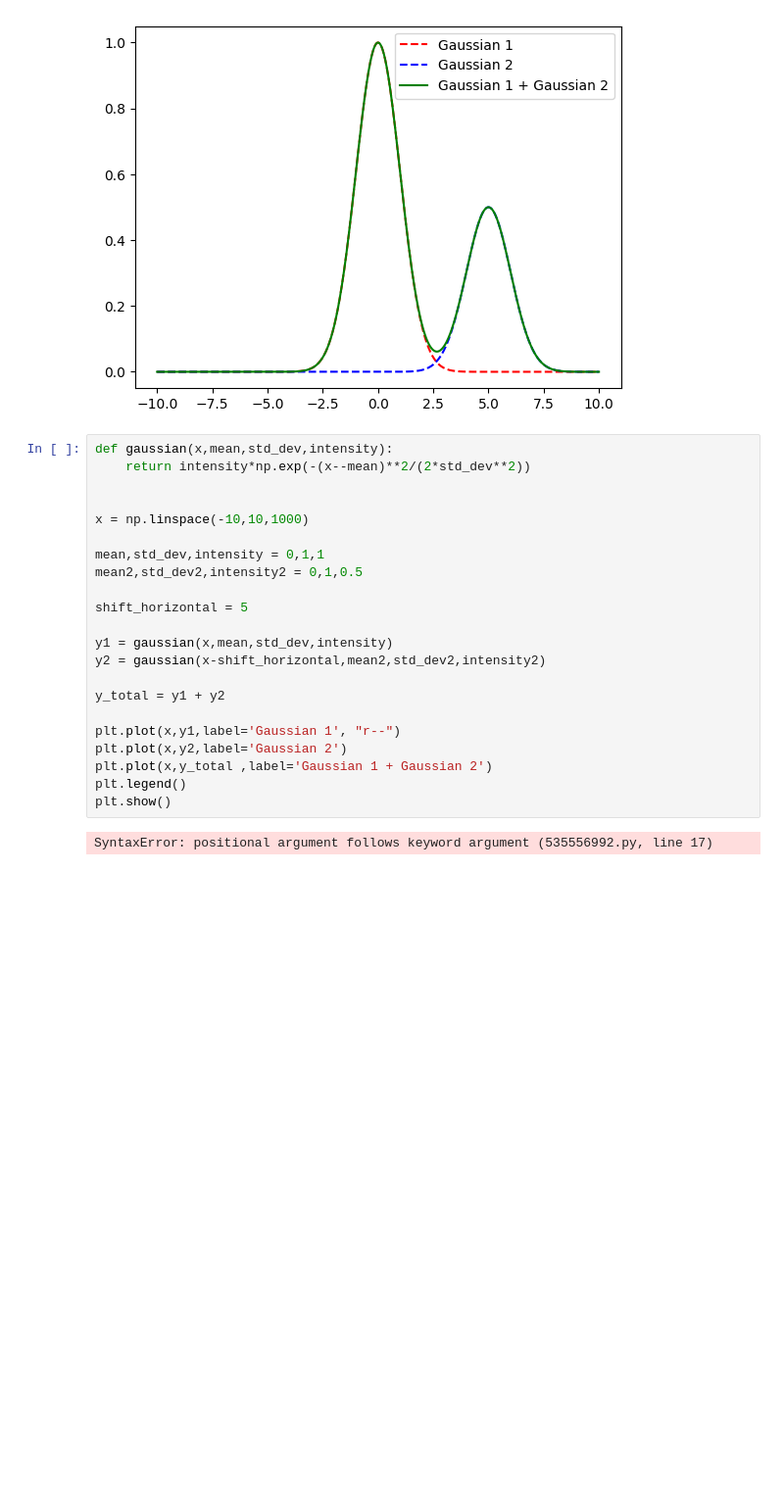
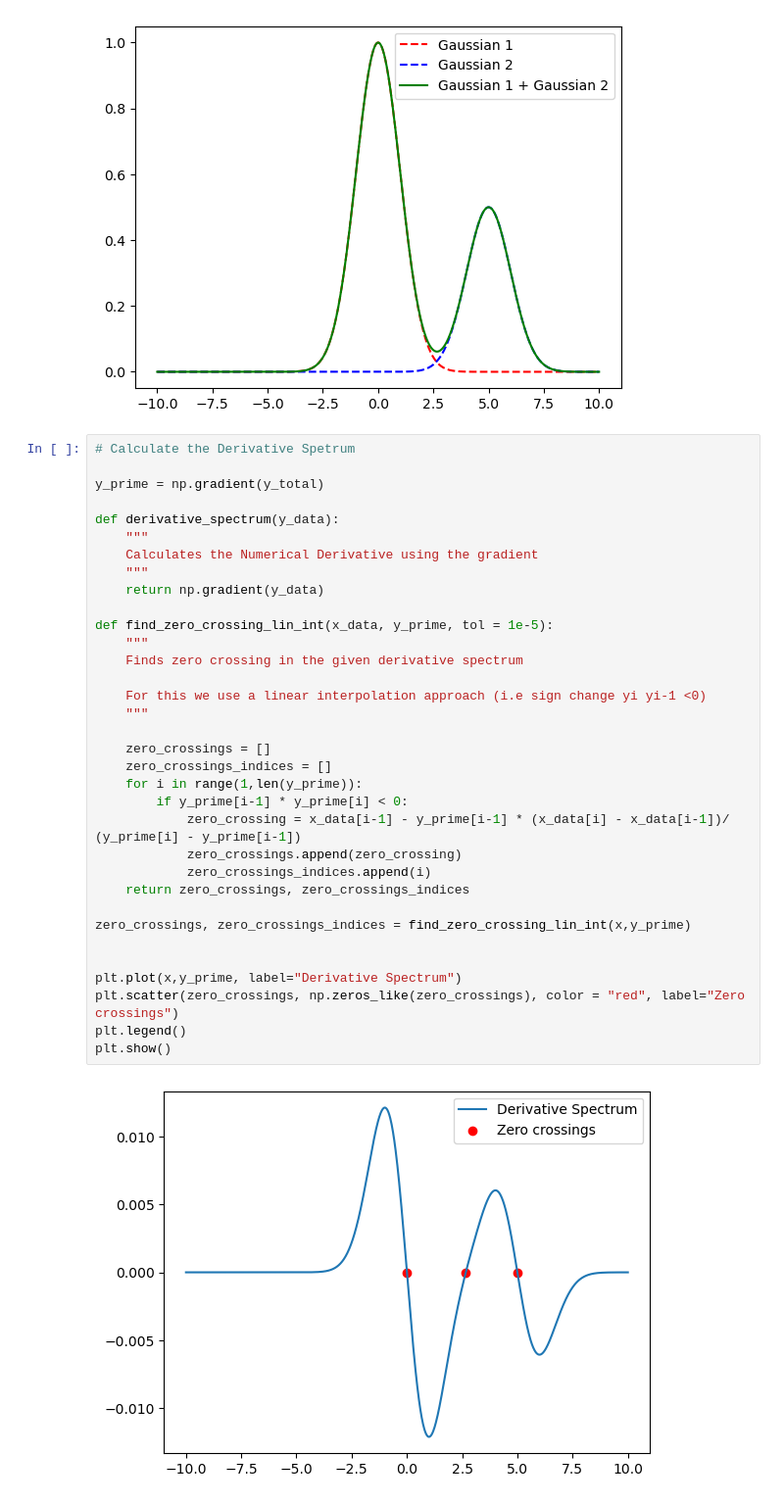
Before and after one commit to LukasMeinschad/ir_peak_int, a Jupyter notebook: peak_int_test.ipynb, the cells around one changed output. Shown: that part at 98% size. Drawn from its saved outputs; the diff is of its cells as text; blank space fills up the shorter version.

```diff
--- a/peak_int_test.ipynb
+++ b/peak_int_test.ipynb
@@ -72,27 +72,39 @@ plt.legend()
 plt.show()
 # %% [output]
 [figure]
-# %%
-def gaussian(x,mean,std_dev,intensity):
-    return intensity*np.exp(-(x--mean)**2/(2*std_dev**2))
-
-
-x = np.linspace(-10,10,1000)
-
-mean,std_dev,intensity = 0,1,1
-mean2,std_dev2,intensity2 = 0,1,0.5
-
-shift_horizontal = 5
-
-y1 = gaussian(x,mean,std_dev,intensity)
-y2 = gaussian(x-shift_horizontal,mean2,std_dev2,intensity2)
-
-y_total = y1 + y2
-
-plt.plot(x,y1,label='Gaussian 1', "r--")
-plt.plot(x,y2,label='Gaussian 2')
-plt.plot(x,y_total ,label='Gaussian 1 + Gaussian 2')
-plt.legend()
-plt.show()
-# %% [output]
-SyntaxError: positional argument follows keyword argument (535556992.py, line 17)
+# %%
+# Calculate the Derivative Spetrum
+
+y_prime = np.gradient(y_total)
+
+def derivative_spectrum(y_data):
+    """
+    Calculates the Numerical Derivative using the gradient
+    """
+    return np.gradient(y_data)
+
+def find_zero_crossing_lin_int(x_data, y_prime, tol = 1e-5):
+    """
+    Finds zero crossing in the given derivative spectrum
+
+    For this we use a linear interpolation approach (i.e sign change yi yi-1 <0)
+    """
+
+    zero_crossings = []
+    zero_crossings_indices = []
+    for i in range(1,len(y_prime)):
+        if y_prime[i-1] * y_prime[i] < 0:
+            zero_crossing = x_data[i-1] - y_prime[i-1] * (x_data[i] - x_data[i-1])/ (y_prime[i] - y_prime[i-1])
+            zero_crossings.append(zero_crossing)
+            zero_crossings_indices.append(i)
+    return zero_crossings, zero_crossings_indices
+
+zero_crossings, zero_crossings_indices = find_zero_crossing_lin_int(x,y_prime)
+
+
+plt.plot(x,y_prime, label="Derivative Spectrum")
+plt.scatter(zero_crossings, np.zeros_like(zero_crossings), color = "red", label="Zero crossings")
+plt.legend()
+plt.show()
+# %% [output]
+[figure, added]
```
Also changed, not shown: parts of 4 cells of this notebook.
